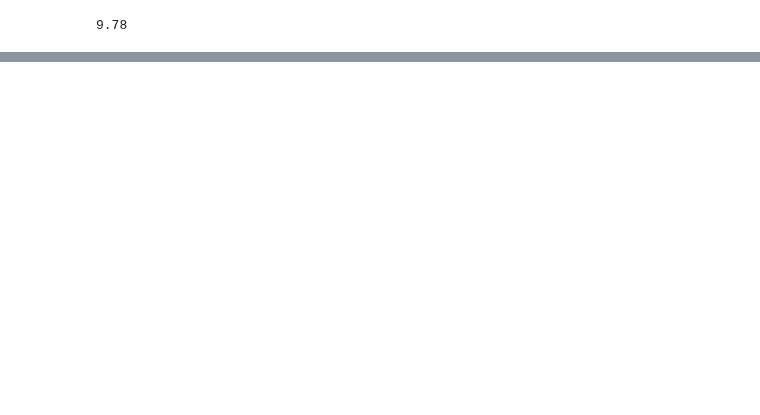
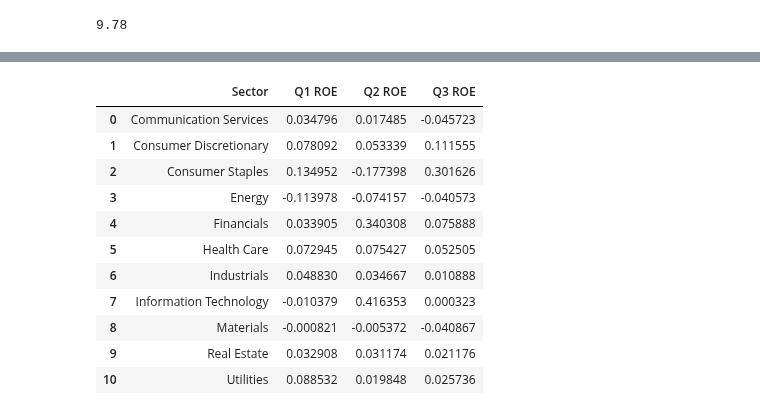
Before and after one commit to m1nsun9/Tech_Bubble_Analysis, a Jupyter notebook: Final_S&P_Data/S&P_Analysis.ipynb, the cells around one changed output, grey strips where cells are left out. Saved outputs shown, nothing was run; the diff lists cells and outputs as text; code cells hidden in the pictures; blank space fills up the shorter version.

```diff
--- a/Final_S&P_Data/S&P_Analysis.ipynb
+++ b/Final_S&P_Data/S&P_Analysis.ipynb
@@ -359,0 +376,18 @@ plt.show()
+# %%
+new_df = clean_snp_df.loc[:, ["Sector", "Q1 ROE", "Q2 ROE", "Q3 ROE"]]
+grouped_df = new_df.groupby(['Sector']).mean()
+grouped_df = grouped_df.reset_index()
+grouped_df
+# %% [output]
+|  | Sector | Q1 ROE | Q2 ROE | Q3 ROE |
+| 0 | Communication Services | 0.034796 | 0.017485 | -0.045723 |
+| 1 | Consumer Discretionary | 0.078092 | 0.053339 | 0.111555 |
+| 2 | Consumer Staples | 0.134952 | -0.177398 | 0.301626 |
+| 3 | Energy | -0.113978 | -0.074157 | -0.040573 |
+| 4 | Financials | 0.033905 | 0.340308 | 0.075888 |
+| 5 | Health Care | 0.072945 | 0.075427 | 0.052505 |
+| 6 | Industrials | 0.048830 | 0.034667 | 0.010888 |
+| 7 | Information Technology | -0.010379 | 0.416353 | 0.000323 |
+| 8 | Materials | -0.000821 | -0.005372 | -0.040867 |
+| 9 | Real Estate | 0.032908 | 0.031174 | 0.021176 |
+| 10 | Utilities | 0.088532 | 0.019848 | 0.025736 |
```
Also changed, not shown: parts of 9 cells of this notebook, 6 other files.
